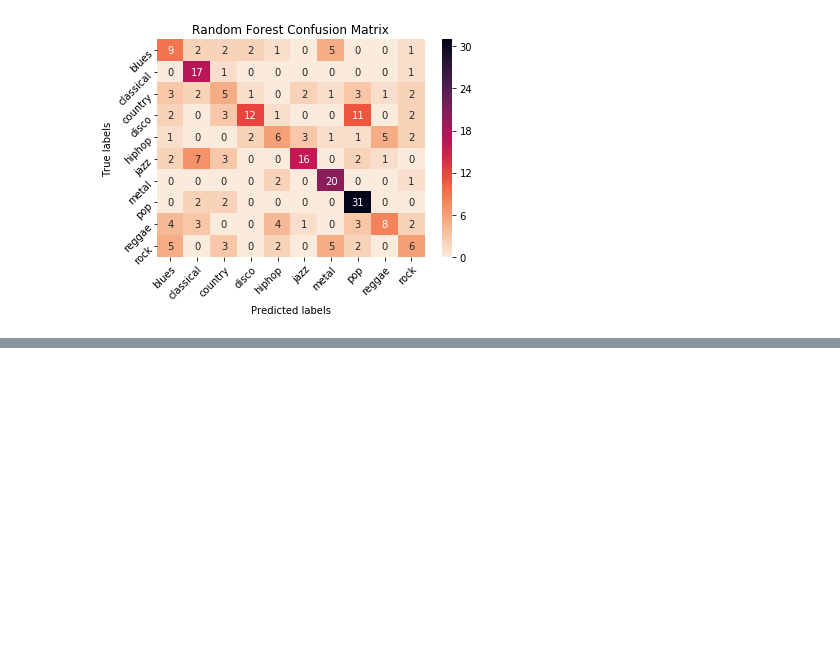
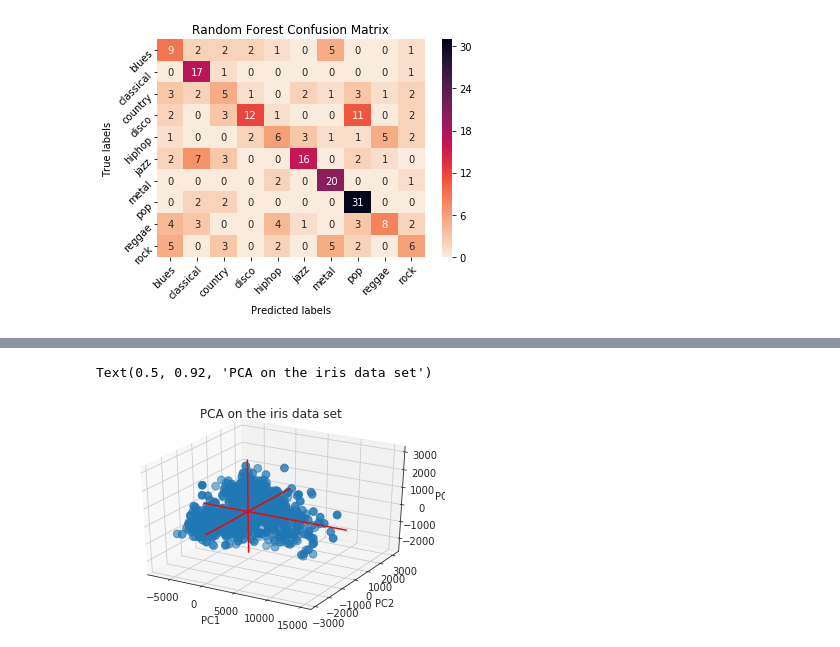
Before and after one commit to brendanyap/Genre-Classification, a Jupyter notebook: Brendan_Notebook.ipynb, the cells around one changed output, grey strips where cells are left out. Cells and saved outputs as stored; diff of their text form; code cells hidden in the pictures; blank space fills up the shorter version.

```diff
--- a/Brendan_Notebook.ipynb
+++ b/Brendan_Notebook.ipynb
@@ -257,0 +321,22 @@ plot_confusion_matrix(y_test, rf_predictions, 'Random Forest')
+# %%
+fig = plt.figure()
+ax = fig.add_subplot(111, projection='3d')
+ax.scatter(pca_X[:,0], pca_X[:,1], pca_X[:,2], Y, cmap = plt.cm.get_cmap('prism', 10), s=60)
+
+# make simple, bare axis lines through space:
+xAxisLine = ((min(pca_X[:,0]), max(pca_X[:,0])), (0, 0), (0,0))
+ax.plot(xAxisLine[0], xAxisLine[1], xAxisLine[2], 'r')
+yAxisLine = ((0, 0), (min(pca_X[:,1]), max(pca_X[:,1])), (0,0))
+ax.plot(yAxisLine[0], yAxisLine[1], yAxisLine[2], 'r')
+zAxisLine = ((0, 0), (0,0), (min(pca_X[:,2]), max(pca_X[:,2])))
+ax.plot(zAxisLine[0], zAxisLine[1], zAxisLine[2], 'r')
+
+# label the axes
+ax.set_xlabel("PC1")
+ax.set_ylabel("PC2")
+ax.set_zlabel("PC3")
+ax.set_title("PCA on the iris data set")
+#plt.show()
+# %% [output]
+Text(0.5, 0.92, 'PCA on the iris data set')
+[figure, added]
```
Also changed, not shown: parts of 11 cells of this notebook.
